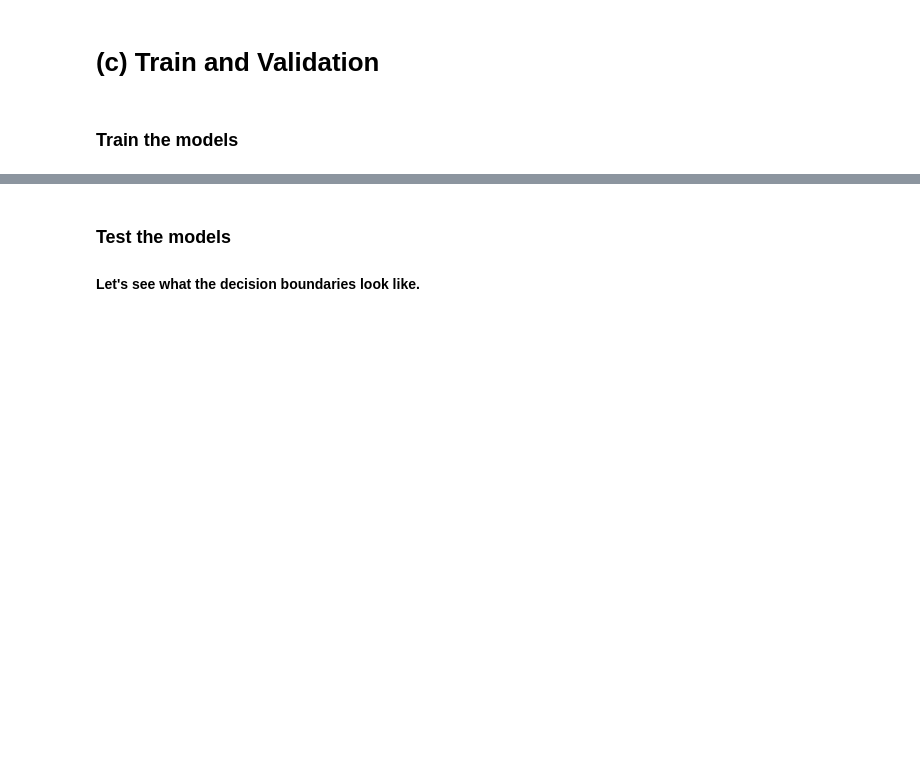
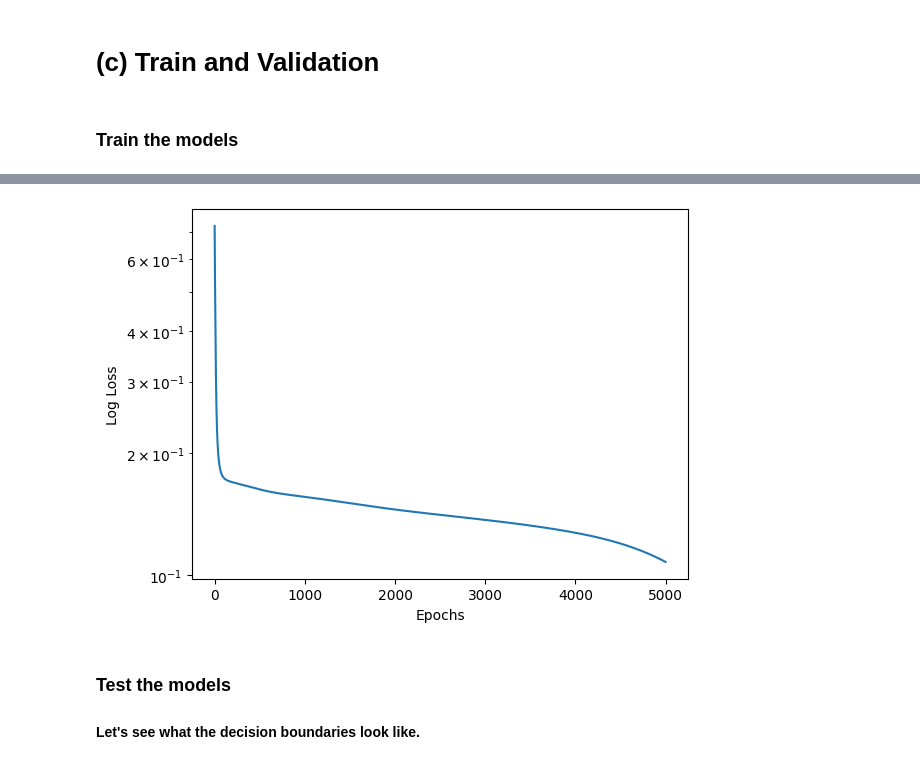
Before and after one commit to eth-tran/CS479-Assignment-3, a Jupyter notebook: a3q3.ipynb, the cells around one changed output, grey strips where cells are left out. Drawn from its saved outputs; the diff is of its cells as text; code cells hidden in the pictures; blank space fills up the shorter version.

```diff
--- a/a3q3.ipynb
+++ b/a3q3.ipynb
@@ -134,8 +134,8 @@ class RobustNetwork(torch.nn.Module):
             #Add l2 regulaization implementation here
 
             frob_norm = 0
-            for p in self.parameters:
-                frob_norm = sum(p.pow(2).sum())
+            for p in self.parameters():
+                frob_norm += p.pow(2).sum()
 
             loss = data_loss + frob_norm * l2_lambda / 2
 
@@ -144,7 +144,7 @@ class RobustNetwork(torch.nn.Module):
             loss.backward()
             with torch.no_grad():
                 #replace me for gradient descent updates
-                for p in self.parameters:
+                for p in self.parameters():
                     p -= lr * p.grad
         plt.plot(np.array(losses))
         plt.yscale('log'); plt.xlabel('Epochs'); plt.ylabel('Log Loss');
@@ -176,4 +177,4 @@ TypeError: 'method' object is not iterable
 # %%
-
 #network with dropout (dnet) training here
-dlosses = None
+dlosses = dnet.learn(train.inputs(), train.targets(), epochs=n_epochs, lr=lr)
+# %% [output]
@@ -180,3 +182,4 @@ dlosses = None
+[figure, added]
 # %%
 
 
```
Also changed, not shown: parts of 3 cells of this notebook.
